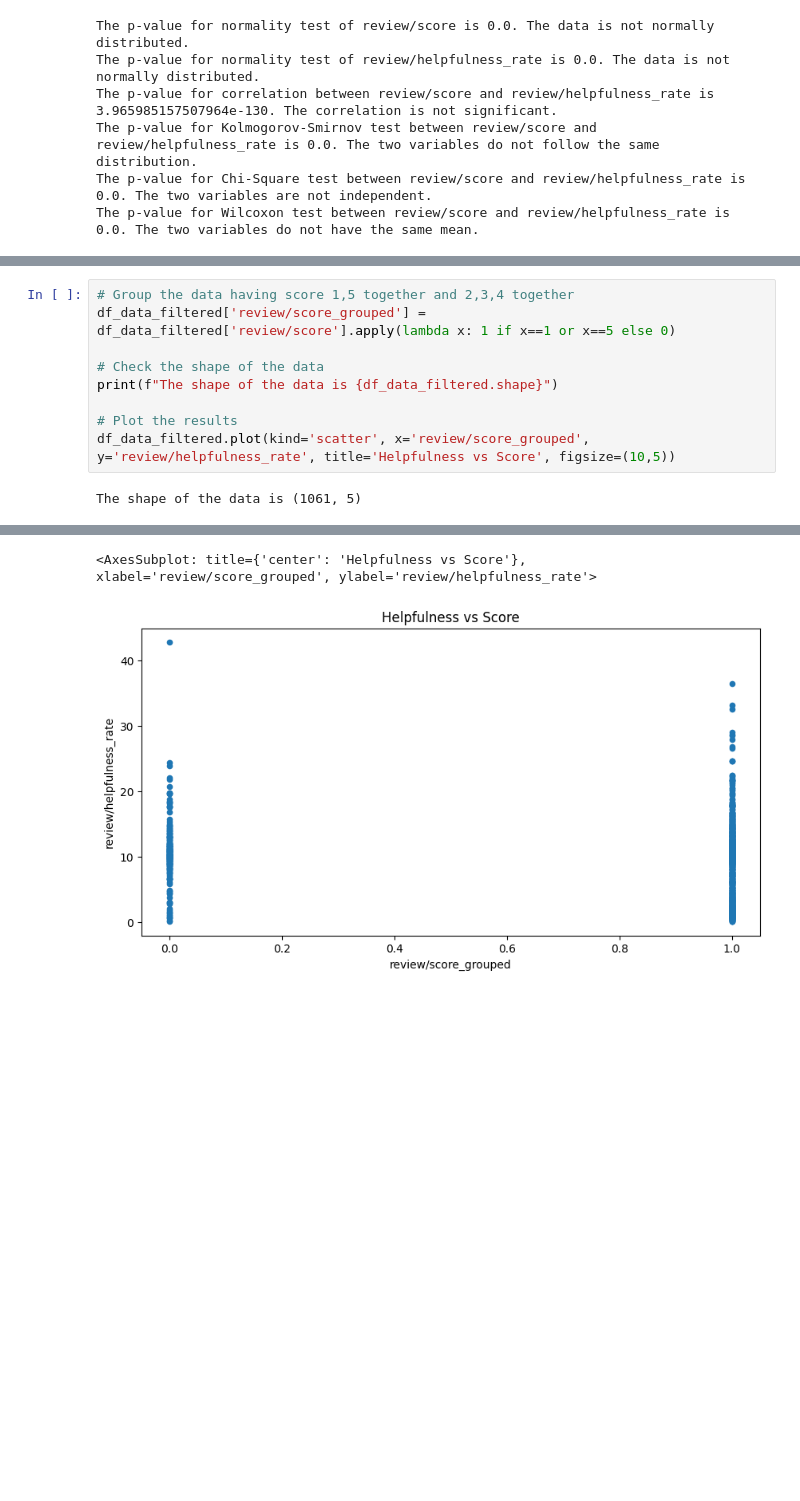
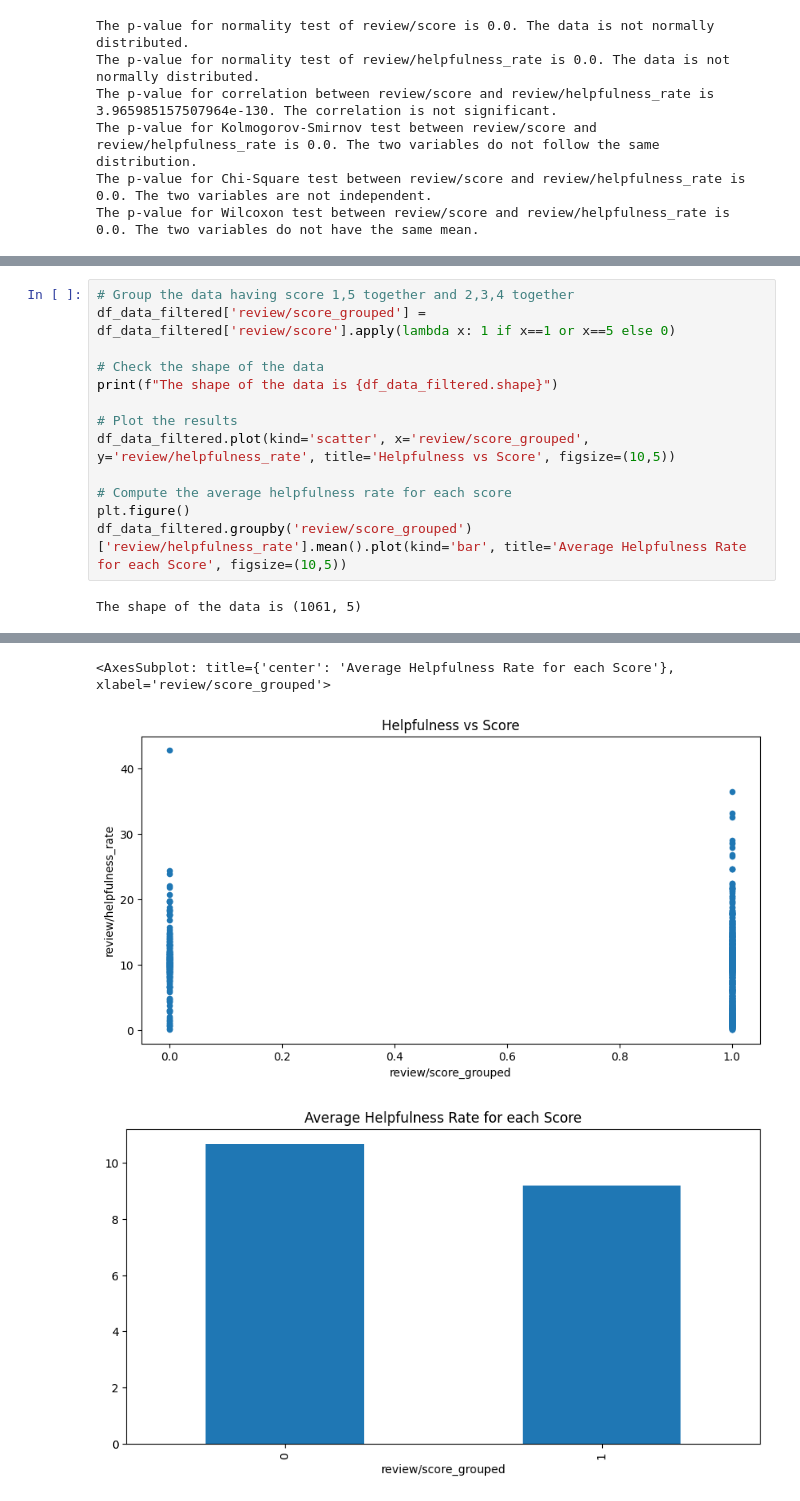
Before and after one commit to AndreaAlberti07/Amazon-books-reviews-ML, a Jupyter notebook: notebooks/hypotesis_testing/hypothesis_3.ipynb, the cells around one changed output, grey strips where cells are left out. Drawn from its saved outputs; the diff is of its cells as text; blank space fills up the shorter version.

```diff
--- a/notebooks/hypotesis_testing/hypothesis_3.ipynb
+++ b/notebooks/hypotesis_testing/hypothesis_3.ipynb
@@ -176,18 +209,23 @@ The shape of the data is (1061, 4)
 # %%
 # Group the data having score 1,5 together and 2,3,4 together
 df_data_filtered['review/score_grouped'] = df_data_filtered['review/score'].apply(lambda x: 1 if x==1 or x==5 else 0)
 
 # Check the shape of the data
 print(f"The shape of the data is {df_data_filtered.shape}")
 
 # Plot the results
 df_data_filtered.plot(kind='scatter', x='review/score_grouped', y='review/helpfulness_rate', title='Helpfulness vs Score', figsize=(10,5))
+
+# Compute the average helpfulness rate for each score
+plt.figure()
+df_data_filtered.groupby('review/score_grouped')['review/helpfulness_rate'].mean().plot(kind='bar', title='Average Helpfulness Rate for each Score', figsize=(10,5))
 # %% [output]
 The shape of the data is (1061, 5)
 A value is trying to be set on a copy of a slice from a DataFrame.
 Try using .loc[row_indexer,col_indexer] = value instead
 
 See the caveats in the documentation: https://pandas.pydata.org/pandas-docs/stable/user_guide/indexing.html#returning-a-view-versus-a-copy
   df_data_filtered['review/score_grouped'] = df_data_filtered['review/score'].apply(lambda x: 1 if x==1 or x==5 else 0)
-<AxesSubplot: title={'center': 'Helpfulness vs Score'}, xlabel='review/score_grouped', ylabel='review/helpfulness_rate'>
+<AxesSubplot: title={'center': 'Average Helpfulness Rate for each Score'}, xlabel='review/score_grouped'>
 [figure]
+[figure, added]
```
Also changed, not shown: parts of 10 cells of this notebook, 1 other file.
